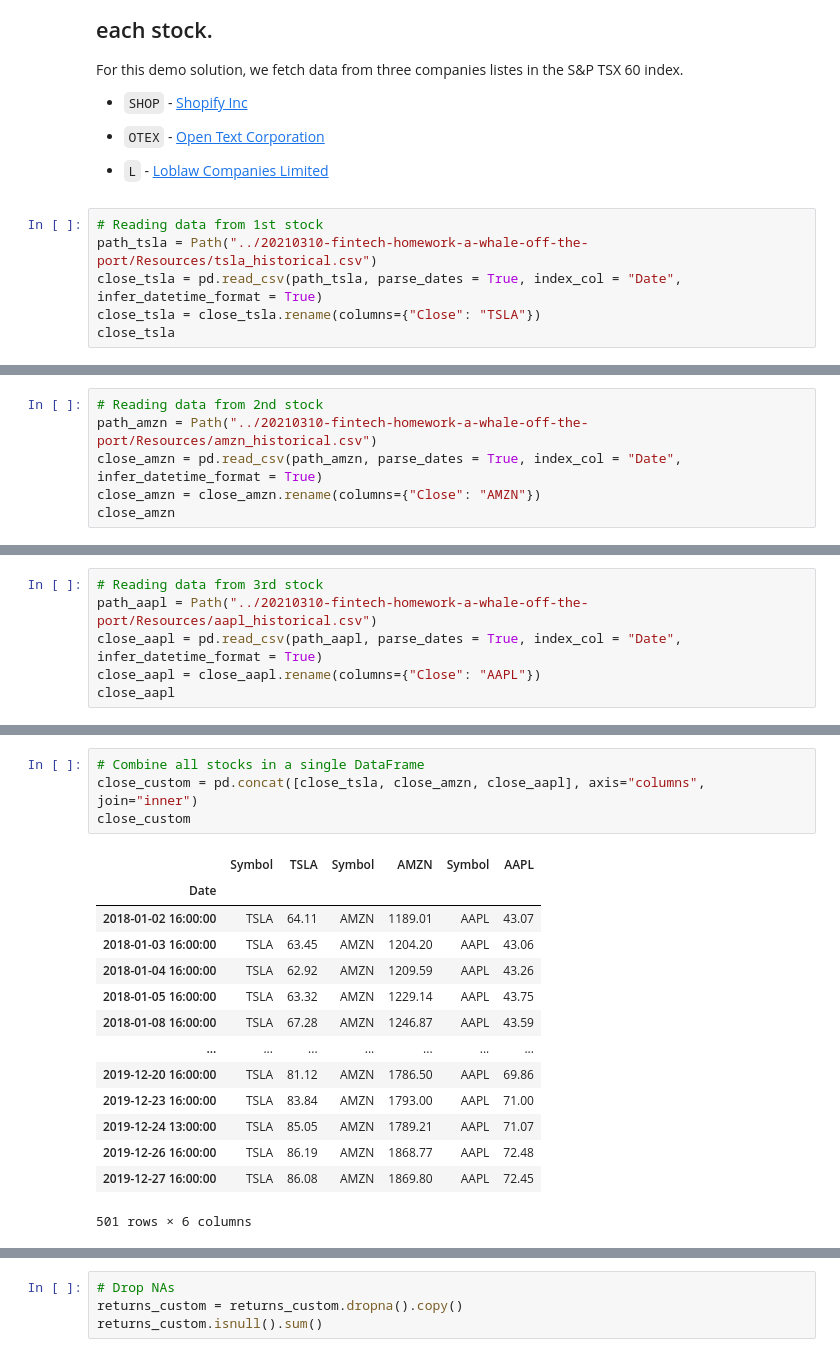
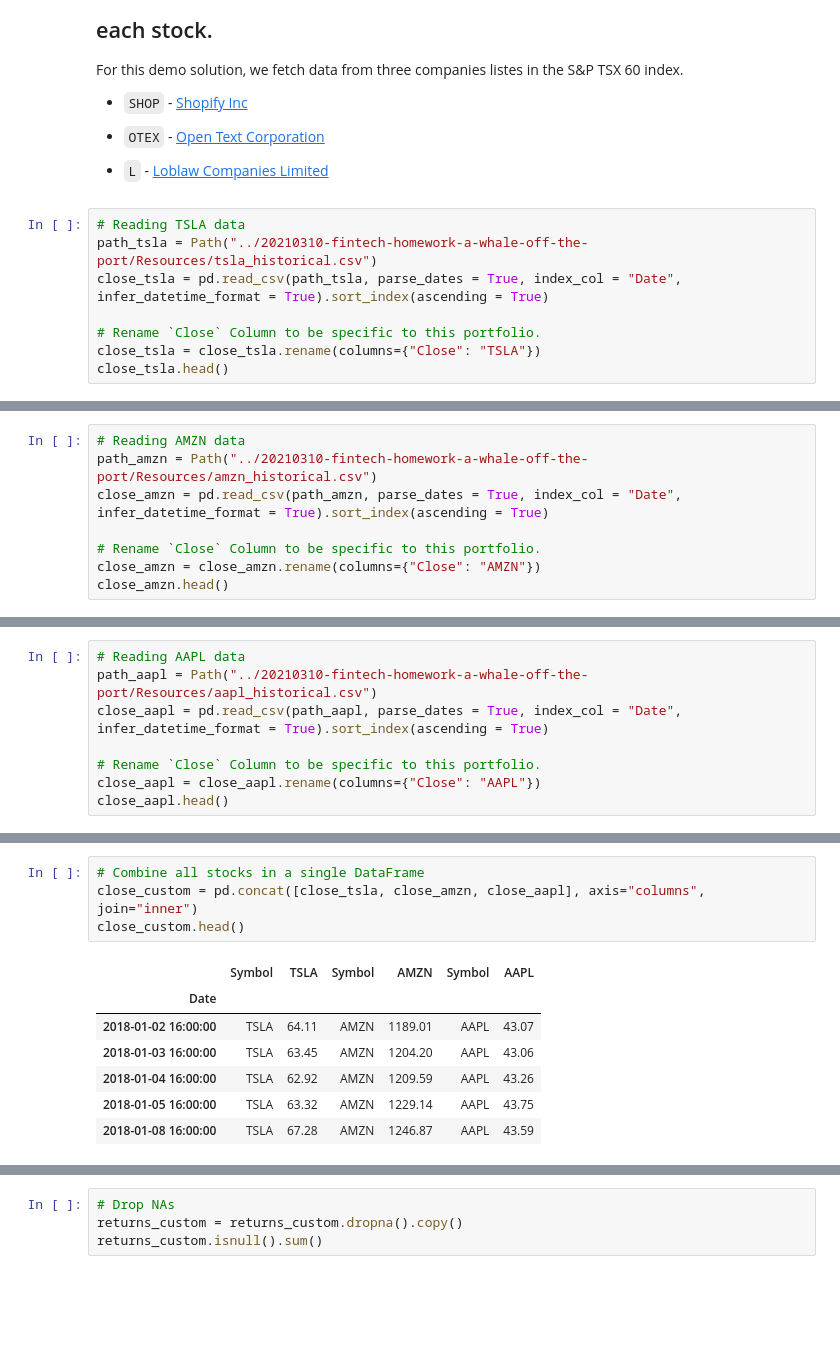
Before and after one commit to chrishandealmeida/20210310-fintech-homework-a-whale-off-the-port, a Jupyter notebook: whale_analysis.ipynb, the cells around one changed output, grey strips where cells are left out. Drawn from its saved outputs; the diff is of its cells as text; blank space fills up the shorter version.

```diff
--- a/whale_analysis.ipynb
+++ b/whale_analysis.ipynb
@@ -502,11 +446,13 @@ For this demo solution, we fetch data from three companies listes in the S&P TSX
 
 * `L` - [Loblaw Companies Limited](https://en.wikipedia.org/wiki/Loblaw_Companies)
 # %%
-# Reading data from 1st stock
+# Reading TSLA data
 path_tsla = Path("../20210310-fintech-homework-a-whale-off-the-port/Resources/tsla_historical.csv")
-close_tsla = pd.read_csv(path_tsla, parse_dates = True, index_col = "Date", infer_datetime_format = True)
+close_tsla = pd.read_csv(path_tsla, parse_dates = True, index_col = "Date", infer_datetime_format = True).sort_index(ascending = True)
+
+# Rename `Close` Column to be specific to this portfolio.
 close_tsla = close_tsla.rename(columns={"Close": "TSLA"})
-close_tsla
+close_tsla.head()
 # %% [output]
 |  | Symbol | TSLA |
 | Date |  |  |
@@ -525,9 +464,11 @@ close_tsla
 # %%
-# Reading data from 2nd stock
+# Reading AMZN data
 path_amzn = Path("../20210310-fintech-homework-a-whale-off-the-port/Resources/amzn_historical.csv")
-close_amzn = pd.read_csv(path_amzn, parse_dates = True, index_col = "Date", infer_datetime_format = True)
+close_amzn = pd.read_csv(path_amzn, parse_dates = True, index_col = "Date", infer_datetime_format = True).sort_index(ascending = True)
+
+# Rename `Close` Column to be specific to this portfolio.
 close_amzn = close_amzn.rename(columns={"Close": "AMZN"})
-close_amzn
+close_amzn.head()
 # %% [output]
 |  | Symbol | AMZN |
 | Date |  |  |
@@ -546,9 +480,11 @@ close_amzn
 # %%
-# Reading data from 3rd stock
+# Reading AAPL data
 path_aapl = Path("../20210310-fintech-homework-a-whale-off-the-port/Resources/aapl_historical.csv")
-close_aapl = pd.read_csv(path_aapl, parse_dates = True, index_col = "Date", infer_datetime_format = True)
+close_aapl = pd.read_csv(path_aapl, parse_dates = True, index_col = "Date", infer_datetime_format = True).sort_index(ascending = True)
+
+# Rename `Close` Column to be specific to this portfolio.
 close_aapl = close_aapl.rename(columns={"Close": "AAPL"})
-close_aapl
+close_aapl.head()
 # %% [output]
 |  | Symbol | AAPL |
 | Date |  |  |
@@ -567,22 +496,15 @@ close_aapl
 # %%
 # Combine all stocks in a single DataFrame
 close_custom = pd.concat([close_tsla, close_amzn, close_aapl], axis="columns", join="inner")
-close_custom
+close_custom.head()
 # %% [output]
 |  | Symbol | TSLA | Symbol | AMZN | Symbol | AAPL |
 | Date |  |  |  |  |  |  |
 | 2018-01-02 16:00:00 | TSLA | 64.11 | AMZN | 1189.01 | AAPL | 43.07 |
 | 2018-01-03 16:00:00 | TSLA | 63.45 | AMZN | 1204.20 | AAPL | 43.06 |
 | 2018-01-04 16:00:00 | TSLA | 62.92 | AMZN | 1209.59 | AAPL | 43.26 |
 | 2018-01-05 16:00:00 | TSLA | 63.32 | AMZN | 1229.14 | AAPL | 43.75 |
 | 2018-01-08 16:00:00 | TSLA | 67.28 | AMZN | 1246.87 | AAPL | 43.59 |
-| ... | ... | ... | ... | ... | ... | ... |
-| 2019-12-20 16:00:00 | TSLA | 81.12 | AMZN | 1786.50 | AAPL | 69.86 |
-| 2019-12-23 16:00:00 | TSLA | 83.84 | AMZN | 1793.00 | AAPL | 71.00 |
-| 2019-12-24 13:00:00 | TSLA | 85.05 | AMZN | 1789.21 | AAPL | 71.07 |
-| 2019-12-26 16:00:00 | TSLA | 86.19 | AMZN | 1868.77 | AAPL | 72.48 |
-| 2019-12-27 16:00:00 | TSLA | 86.08 | AMZN | 1869.80 | AAPL | 72.45 |
-501 rows × 6 columns
 # %%
 # Reorganize portfolio data by having a column per symbol
 close_custom = close_custom.drop(columns=["Symbol"])
```
Also changed, not shown: parts of 29 cells of this notebook.
